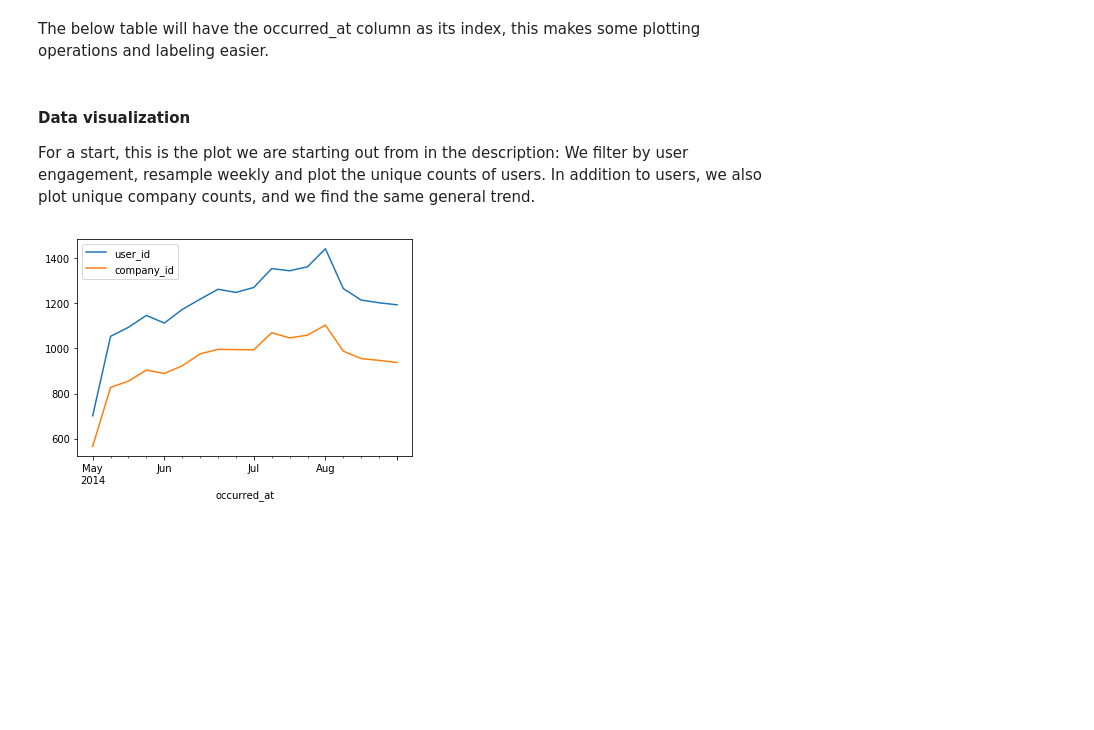
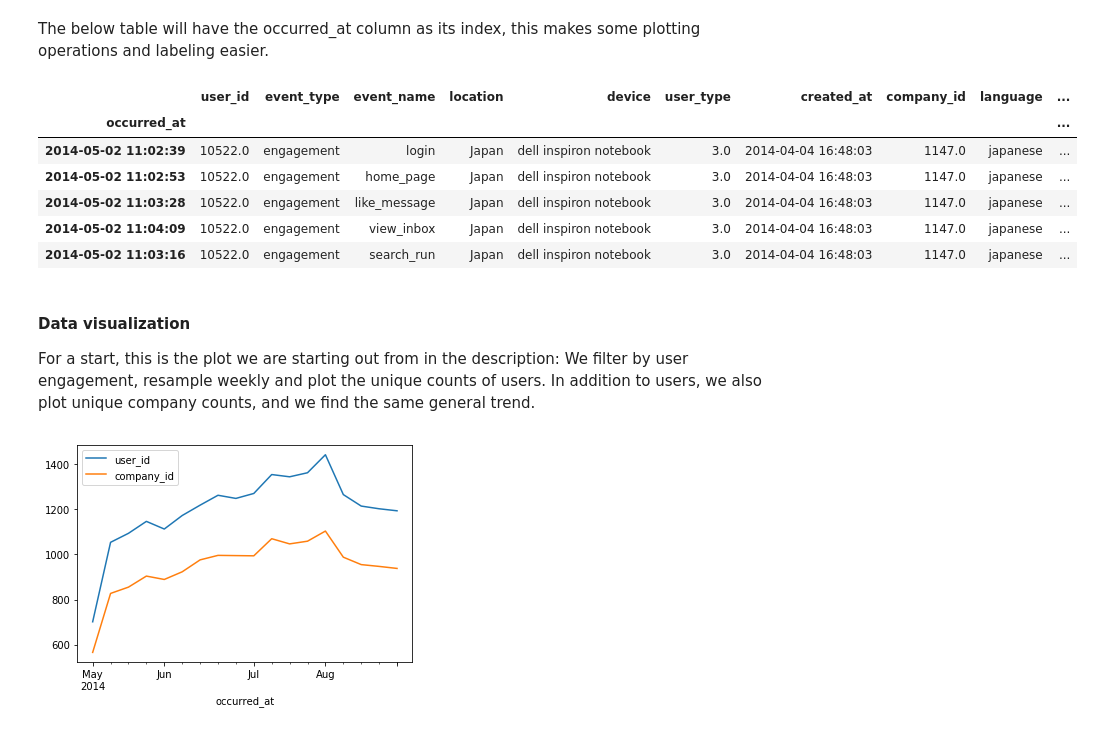
Before and after one commit to davestanley-cogrhythms/insight-datachallenge1, a Jupyter notebook: others/Data_Challenge2/Monika-Pichler-Yammer.ipynb, the cells around one changed output. Drawn from its saved outputs; the diff is of its cells as text; code cells hidden in the pictures; blank space fills up the shorter version.

```diff
--- a/others/Data_Challenge2/Monika-Pichler-Yammer.ipynb
+++ b/others/Data_Challenge2/Monika-Pichler-Yammer.ipynb
@@ -70,6 +99,16 @@ events_users.loc[:,'activated_at'] = pd.to_datetime(events_users.activated_at)
 The below table will have the occurred_at column as its index, this makes some plotting operations and labeling easier.
 # %%
 ev_us_dt = events_users.set_index('occurred_at')
+# %%
+ev_us_dt.head()
+# %% [output]
+|  | user_id | event_type | event_name | location | device | user_type | created_at | company_id | language | ... |
+| occurred_at |  |  |  |  |  |  |  |  |  | ... |
+| 2014-05-02 11:02:39 | 10522.0 | engagement | login | Japan | dell inspiron notebook | 3.0 | 2014-04-04 16:48:03 | 1147.0 | japanese | ... |
+| 2014-05-02 11:02:53 | 10522.0 | engagement | home_page | Japan | dell inspiron notebook | 3.0 | 2014-04-04 16:48:03 | 1147.0 | japanese | ... |
+| 2014-05-02 11:03:28 | 10522.0 | engagement | like_message | Japan | dell inspiron notebook | 3.0 | 2014-04-04 16:48:03 | 1147.0 | japanese | ... |
+| 2014-05-02 11:04:09 | 10522.0 | engagement | view_inbox | Japan | dell inspiron notebook | 3.0 | 2014-04-04 16:48:03 | 1147.0 | japanese | ... |
+| 2014-05-02 11:03:16 | 10522.0 | engagement | search_run | Japan | dell inspiron notebook | 3.0 | 2014-04-04 16:48:03 | 1147.0 | japanese | ... |
 # %% [markdown]
 #### Data visualization
 
```
Also changed, not shown: parts of 8 cells of this notebook.
